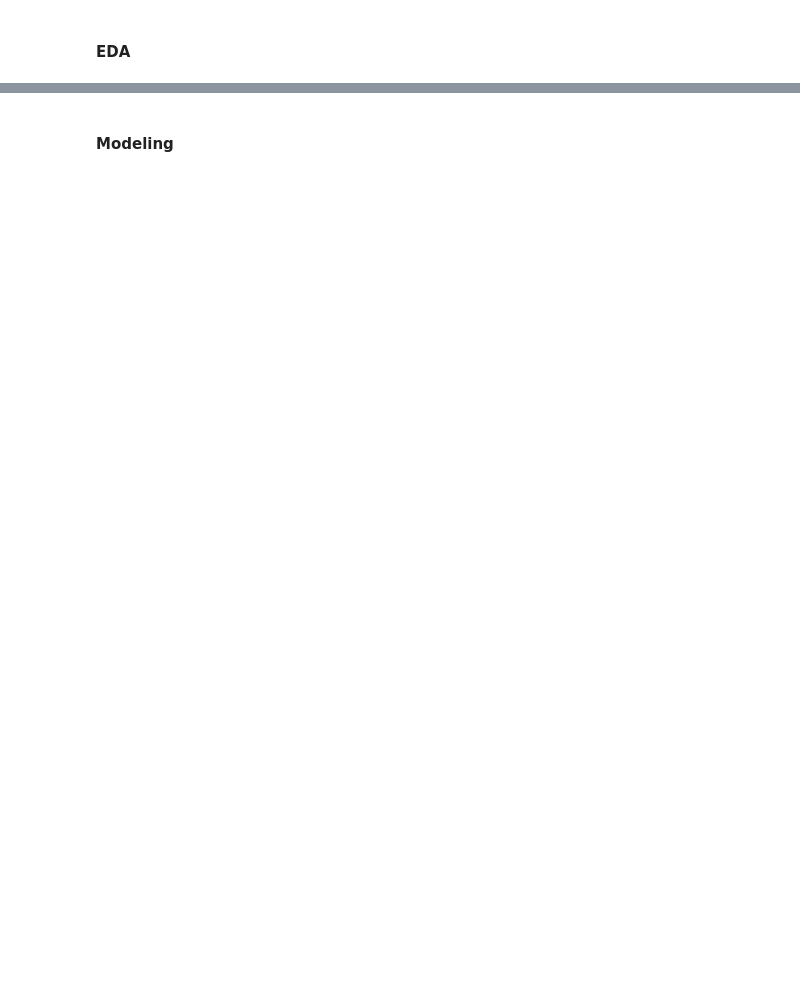
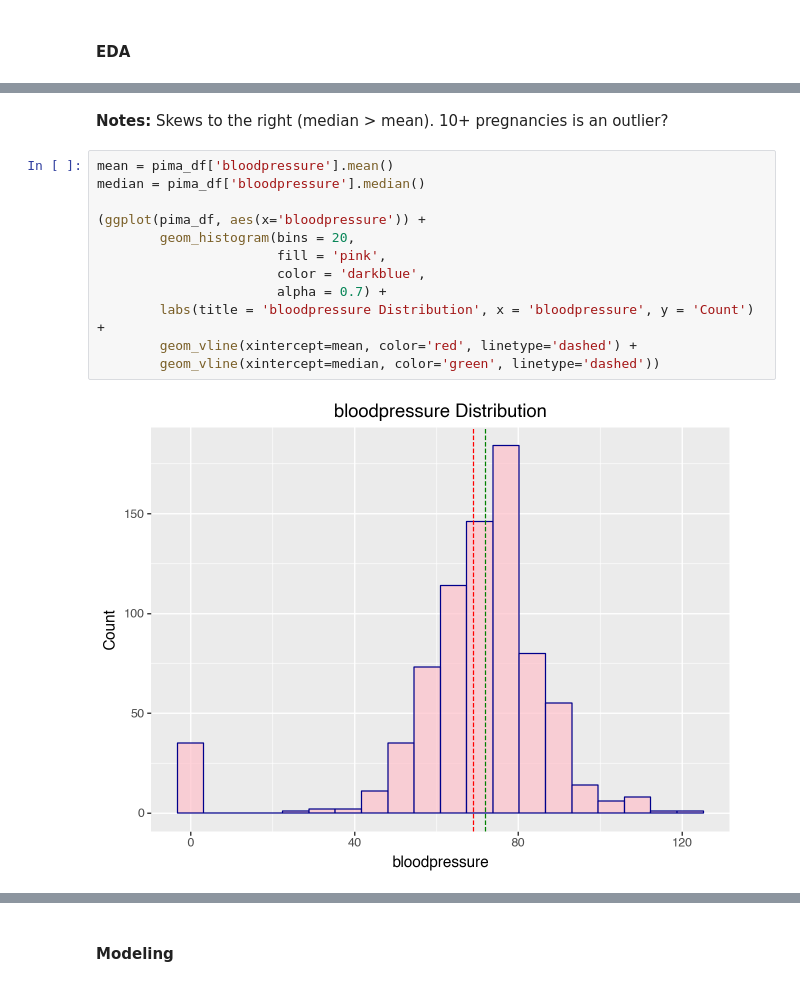
Before and after one commit to JeffGoseland/pima-indians-diabetes-kaggle, a Jupyter notebook: pima_research.ipynb, the cells around one changed output, grey strips where cells are left out. Drawn from its saved outputs; the diff is of its cells as text; blank space fills up the shorter version.

```diff
--- a/pima_research.ipynb
+++ b/pima_research.ipynb
@@ -42,0 +147,17 @@ print("Path to dataset files:", path)
+# %% [markdown]
+**Notes:**
+Skews to the right (median > mean).  10+ pregnancies is an outlier?
+# %%
+mean = pima_df['bloodpressure'].mean()
+median = pima_df['bloodpressure'].median()
+
+(ggplot(pima_df, aes(x='bloodpressure')) +
+        geom_histogram(bins = 20,
+                       fill = 'pink',
+                       color = 'darkblue',
+                       alpha = 0.7) +
+        labs(title = 'bloodpressure Distribution', x = 'bloodpressure', y = 'Count') +
+        geom_vline(xintercept=mean, color='red', linetype='dashed') +
+        geom_vline(xintercept=median, color='green', linetype='dashed'))
+# %% [output]
+[figure, added]
```
Also changed, not shown: parts of 61 cells of this notebook.
